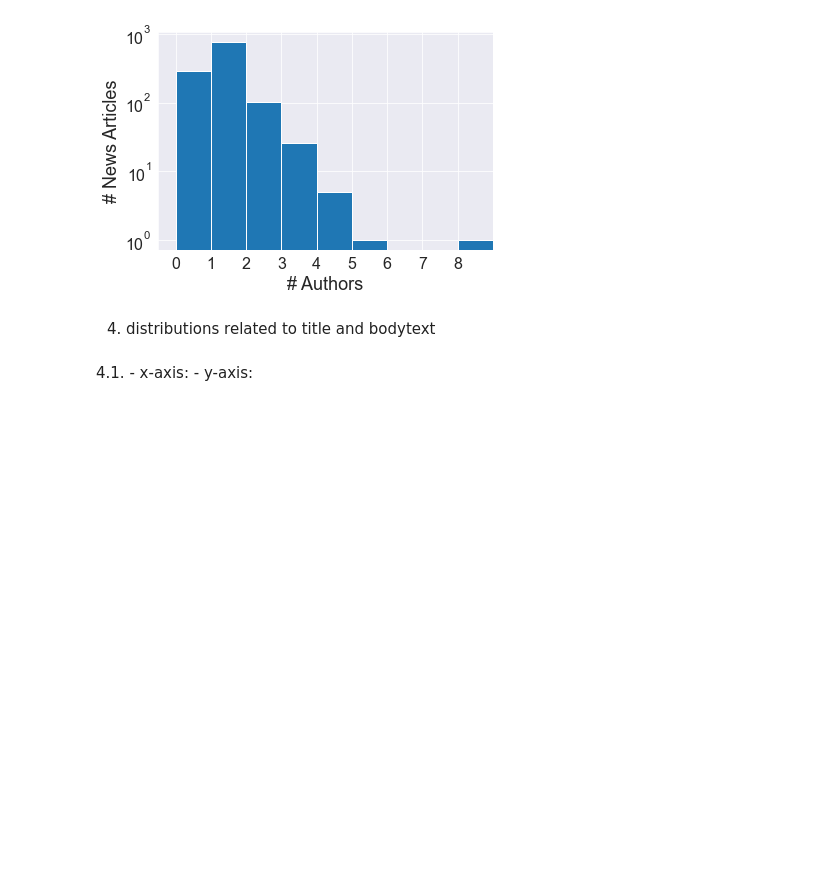
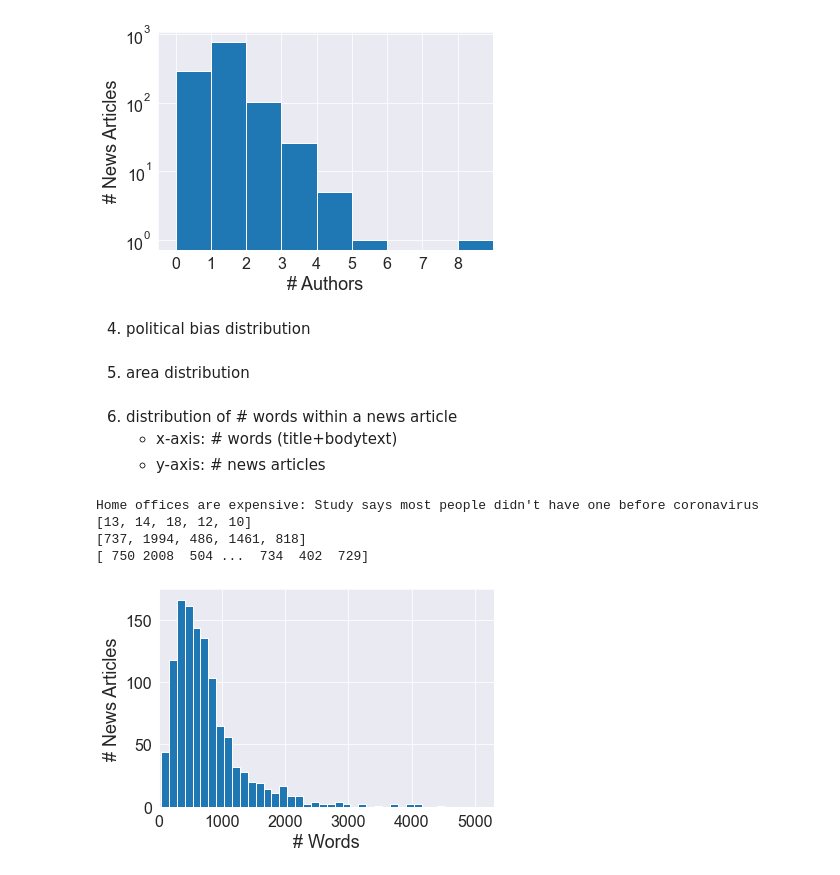
Before and after one commit to apurvamulay/ReCOVery, a Jupyter notebook: code/DataDistribution.ipynb, the cells around one changed output. Cells and saved outputs as stored; diff of their text form; code cells hidden in the pictures; blank space fills up the shorter version.

```diff
--- a/code/DataDistribution.ipynb
+++ b/code/DataDistribution.ipynb
@@ -166,9 +166,47 @@ plt.show()
 # plt.show()
 # %% [output]
 [figure]
-# %% [markdown]
-4. distributions related to title and bodytext
-# %% [markdown]
-4.1.
-    - x-axis:
-    - y-axis:
+# %% [markdown]
+4. political bias distribution
+# %% [markdown]
+5. area distribution
+# %% [markdown]
+6. distribution of # words within a news article
+    - x-axis: # words (title+bodytext)
+    - y-axis: # news articles
+# %%
+titles = dfs['title'].values
+bodies = dfs['body_text'].values
+
+print(titles[0])
+# print(bodies[0])
+# print(titles[5].split(' '))
+
+title_word_nums = []
+for title in titles:
+    title_word_nums.append(len(title.split(' ')))
+print(title_word_nums[:5])
+
+body_word_nums = []
+for body in bodies:
+    body_word_nums.append(len(body.split(' ')))
+print(body_word_nums[:5])
+
+word_nums = np.array(title_word_nums, dtype=int) + np.array(body_word_nums, dtype=int)
+print(word_nums)
+
+ax = sns.distplot(word_nums, bins=100, hist=True, kde=False, rug=False, fit=None, norm_hist=False, hist_kws=hist_kws)
+plt.xlabel('# Words')
+plt.ylabel('# News Articles')
+plt.xlim([0, 5300])
+# plt.xticks(np.arange(max(word_nums)))
+# plt.ylim([0,850])
+# ax.set_yscale('log')
+plt.savefig(CSV_FILE_DIR_HEAD+'figure/wordNum_count.eps', bbox_inches='tight')
+plt.show()
+# %% [output]
+Home offices are expensive: Study says most people didn't have one before coronavirus
+[13, 14, 18, 12, 10]
+[737, 1994, 486, 1461, 818]
+[ 750 2008  504 ...  734  402  729]
+[figure, added]
```
Also changed, not shown: parts of 2 cells of this notebook, 4 other files.
